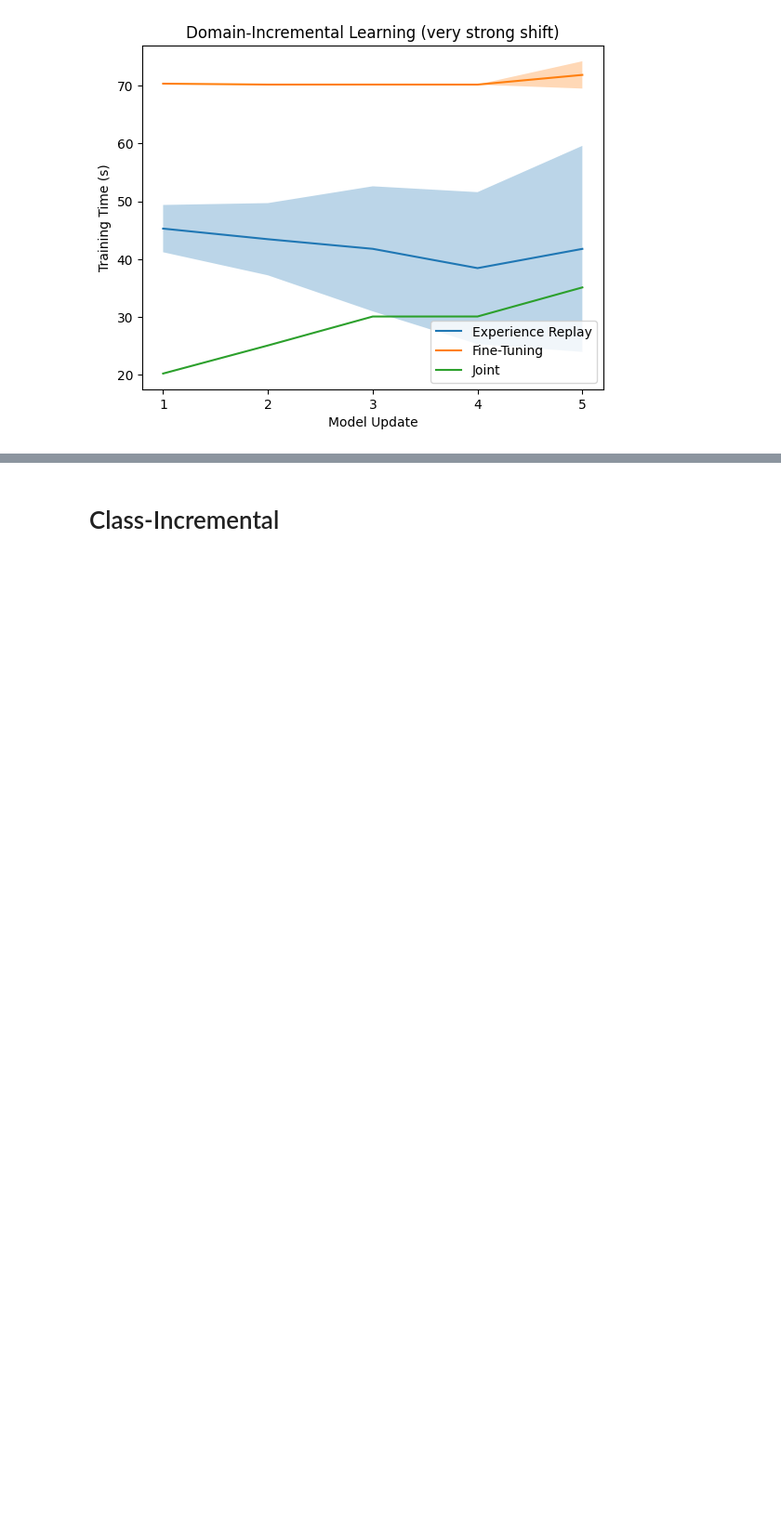
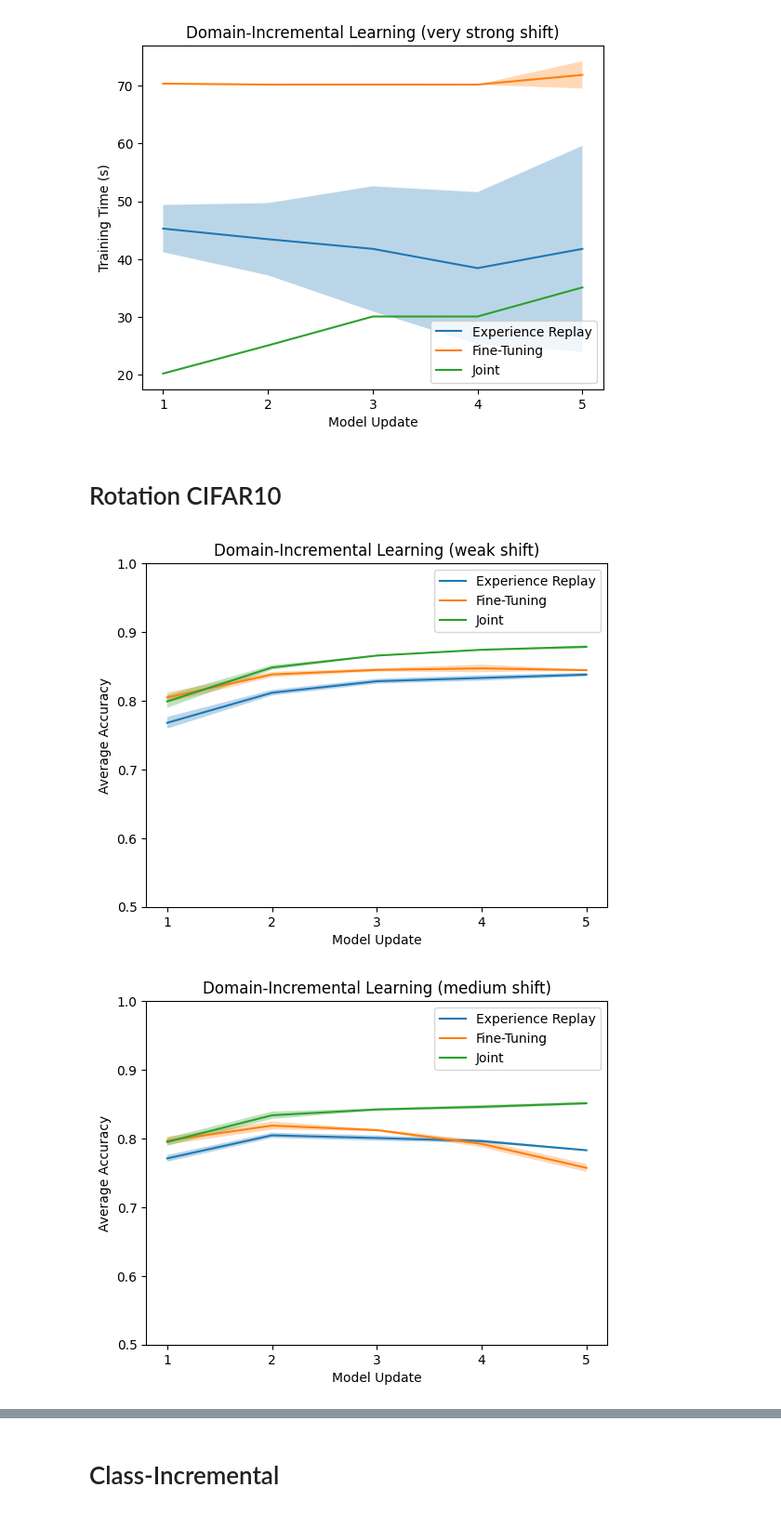
Before and after one commit to awslabs/Renate, a Jupyter notebook: benchmarking.ipynb, the cells around one changed output, grey strips where cells are left out. Shown at 93% size. Cells and saved outputs as stored; diff of their text form; code cells hidden in the pictures; blank space fills up the shorter version.

```diff
--- a/benchmarking.ipynb
+++ b/benchmarking.ipynb
@@ -4,16 +4,18 @@
 S3_OUTPUT_PATH = "renate_experiments/benchmarking"
 AWS_ACCOUNT_ID = "536276317016"
 NUM_SEEDS = 3
-UPDATERS = ["er", "finetuning", "joint"]
+UPDATERS = ["er", "joint"]#["er", "finetuning", "joint"]
 UPDATER_LABELS = {
     "er": "Experience Replay",
     #"gdumb": "GDumb",
     "finetuning": "Fine-Tuning",
     "joint": "Joint",
+    "der": "Dark Experience Replay",
+    "der-hpo": "Dark Experience Replay (HPO)",
 }
-BENCHMARK_TYPE = "domain-incremental"
-BENCHMARK = "sorting-cifar10"
-assert BENCHMARK in ["cifar10-resnet18", "iid-cifar10", "sorting-cifar10", "rotation-mnist"]
+BENCHMARK_TYPE = "class-incremental"
+BENCHMARK = "cifar10-mem500"
+assert BENCHMARK in ["cifar10-mem500", "cifar10-2-mem500", "cifar10-3-mem500", "iid-cifar10", "sorting-cifar10", "rotation-mnist", "rotation-cifar10"]
 # %% [markdown]
 # Definitions
 # %%
@@ -328,3 +339,23 @@ for max_degree, noise in zip([20, 45, 90, 150], ["weak", "medium", "strong", "ve
 [figure]
 [figure]
 [figure]
+# %% [markdown]
+# Rotation CIFAR10
+# %%
+assert BENCHMARK == "rotation-cifar10"
+final_results = {}
+for max_degree in [5, 20, 45, 60, 90, 120, 150]:
+    final_results[max_degree] = get_rotation_results(num_tasks=get_num_tasks(BENCHMARK_TYPE, BENCHMARK), max_degree=max_degree)
+# %%
+for max_degree, noise in zip([20, 45, 90, 150], ["weak", "medium", "strong", "very strong"]):
+    plot(
+        final_results[max_degree],
+        xlabel="Model Update",
+        ylabel="Average Accuracy",
+        title=f"Domain-Incremental Learning ({noise} shift)",
+        output_file=f"figs/rotation_cifar10_{max_degree}_avg_acc.pdf",
+        ylim=(0.5, 1)
+    )
+# %% [output]
+[figure, added]
+[figure, added]
```
Also changed, not shown: parts of 13 cells of this notebook, 18 other files.
